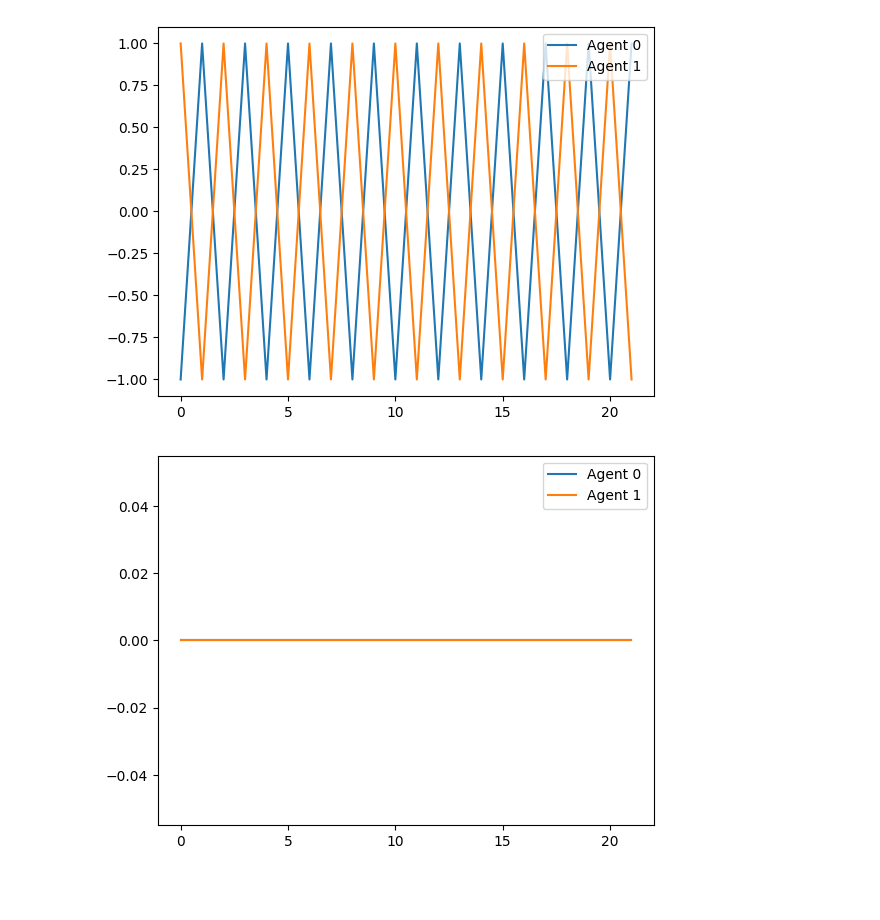
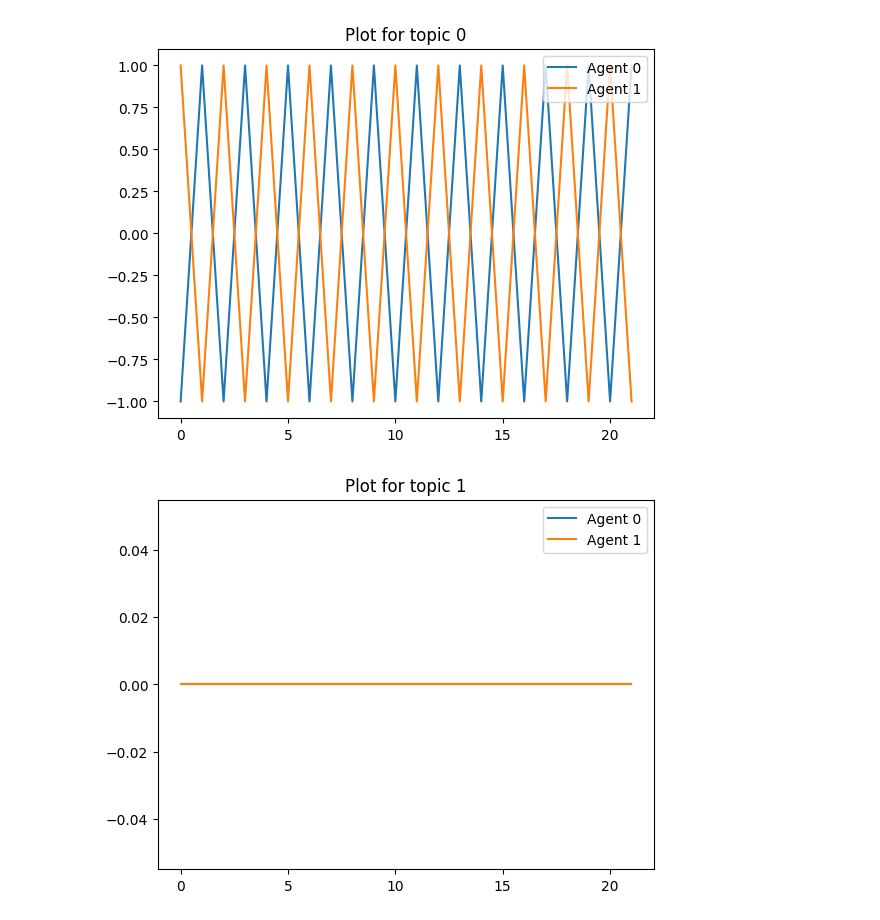
Before and after one commit to Rodnik05/MultidimentionalOpinionDynamics, a Jupyter notebook: Illustrations.ipynb, the cells around one changed output. Saved outputs shown, nothing was run; the diff lists cells and outputs as text; code cells hidden in the pictures; blank space fills up the shorter version.

Commit message:
added names for plots

```diff
--- a/Illustrations.ipynb
+++ b/Illustrations.ipynb
@@ -1,31 +1,34 @@
 # %%
 import seaborn as sns
 import pandas as pd
 from matplotlib import pyplot as plt
 
 df0 = pd.read_csv("Opinions/Opinions0.txt")
 df1 = pd.read_csv("Opinions/Opinions1.txt")
 df2 = pd.read_csv("Opinions/Opinions2.txt")
 
 AgentsCount = df0.shape[1] - 2
 
 for i in range(AgentsCount):
     plt.plot(df0['iteration'], df0[str(i)], label=f'Agent {i}')
 
 plt.legend(loc='upper right')
+plt.title("Plot for topic 0")
 plt.show()
 
 for i in range(AgentsCount):
     plt.plot(df1['iteration'], df1[str(i)], label=f'Agent {i}')
 
 plt.legend(loc='upper right')
+plt.title("Plot for topic 1")
 plt.show()
 
 for i in range(AgentsCount):
     plt.plot(df2['iteration'], df2[str(i)], label=f'Agent {i}')
 
 plt.legend(loc='upper right')
+plt.title("Plot for topic 2")
 plt.show()
 # %% [output]
-[figure, old version]
+[figure, new version]
-[figure, old version]
+[figure, new version]
```
Also changed, not shown: parts of 1 cell of this notebook.
